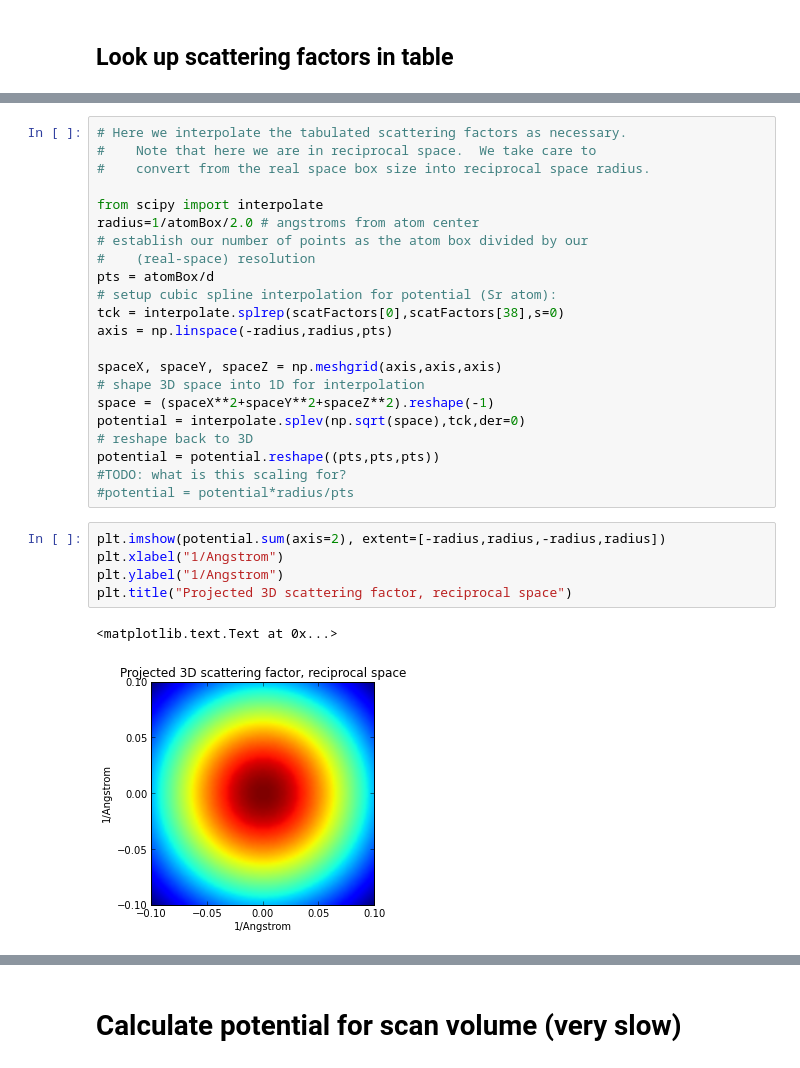
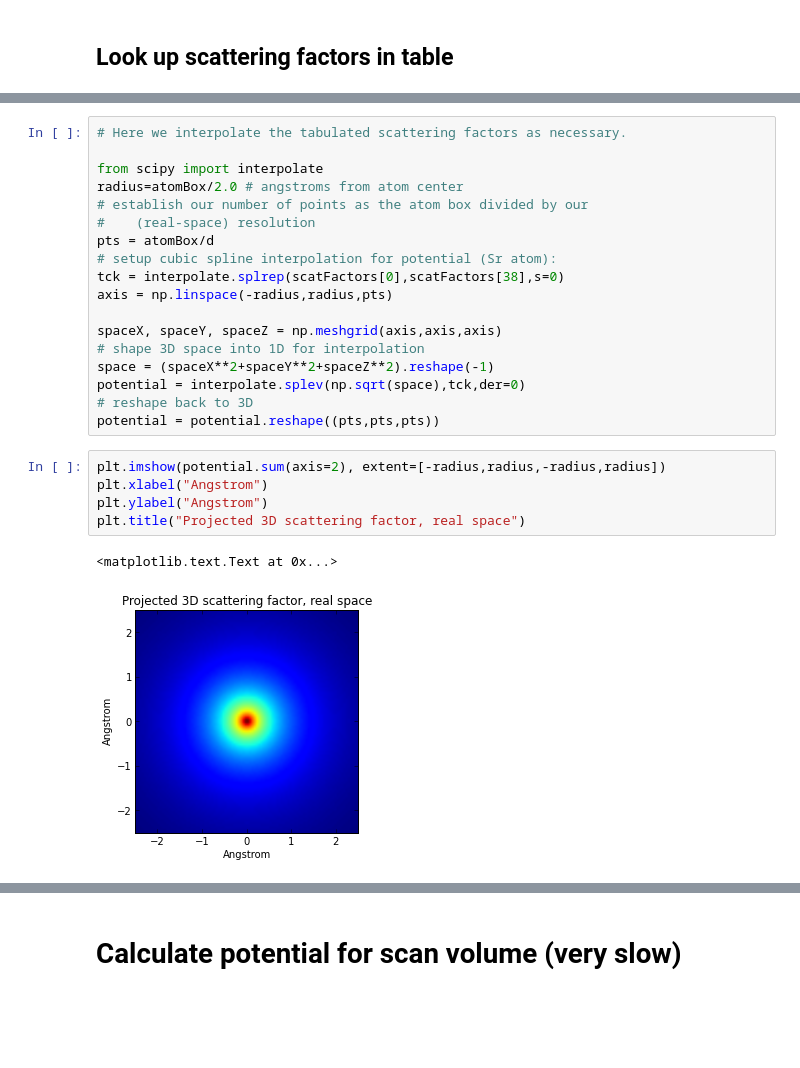
Before and after one commit to QSTEM/QSTEM, a Jupyter notebook: python/QSTEM_simDemo.ipynb, the cells around one changed output, grey strips where cells are left out. Cells and saved outputs as stored; diff of their text form; blank space fills up the shorter version.

```diff
--- a/python/QSTEM_simDemo.ipynb
+++ b/python/QSTEM_simDemo.ipynb
@@ -103,10 +106,8 @@ plt.legend()
 # %%
 # Here we interpolate the tabulated scattering factors as necessary.
-#    Note that here we are in reciprocal space.  We take care to
-#    convert from the real space box size into reciprocal space radius.
 
 from scipy import interpolate
-radius=1/atomBox/2.0 # angstroms from atom center
+radius=atomBox/2.0 # angstroms from atom center
 # establish our number of points as the atom box divided by our
 #    (real-space) resolution
 pts = atomBox/d
@@ -120,13 +121,11 @@ space = (spaceX**2+spaceY**2+spaceZ**2).reshape(-1)
 potential = interpolate.splev(np.sqrt(space),tck,der=0)
 # reshape back to 3D
 potential = potential.reshape((pts,pts,pts))
-#TODO: what is this scaling for?
-#potential = potential*radius/pts
 # %%
 plt.imshow(potential.sum(axis=2), extent=[-radius,radius,-radius,radius])
-plt.xlabel("1/Angstrom")
-plt.ylabel("1/Angstrom")
-plt.title("Projected 3D scattering factor, reciprocal space")
+plt.xlabel("Angstrom")
+plt.ylabel("Angstrom")
+plt.title("Projected 3D scattering factor, real space")
 # %% [output]
 <matplotlib.text.Text at 0x...>
-[figure, old version]
+[figure, new version]
```
Also changed, not shown: parts of 16 cells of this notebook.
